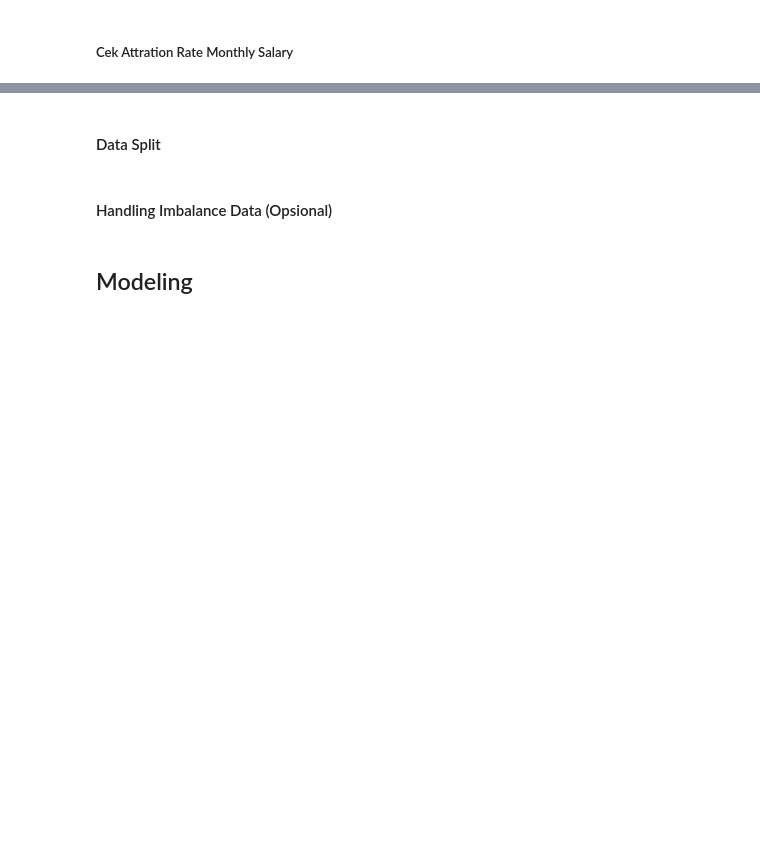
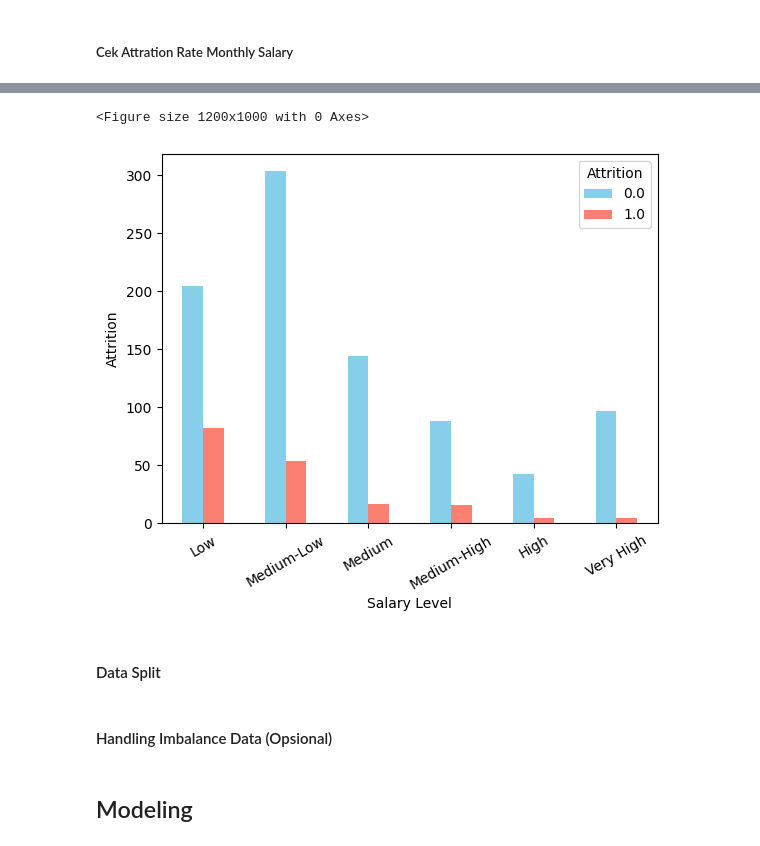
Before and after one commit to Sulbae/HR-Dashboard, a Jupyter notebook: notebook.ipynb, the cells around one changed output, grey strips where cells are left out. Saved outputs shown, nothing was run; the diff lists cells and outputs as text; code cells hidden in the pictures; blank space fills up the shorter version.

```diff
--- a/notebook.ipynb
+++ b/notebook.ipynb
@@ -357,2 +443,10 @@ Passing `palette` without assigning `hue` is deprecated and will be removed in v
 # %% [markdown]
 ##### Cek Attration Rate Monthly Salary
+# %%
+salary_bins = [0, 3000, 6000, 9000, 12000, 15000, np.inf]
+
+salary_df = df.copy()
+
+salary_df['SalaryLevel'] = pd.cut(salary_df['MonthlyIncome'], bins=salary_bins, labels=['Low', 'Medium-Low', 'Medium', 'Medium-High', 'High', 'Very High'])
+
+salary_df['SalaryLevel'].value_counts().sort_index()
@@ -358,0 +462,4 @@ Passing `palette` without assigning `hue` is deprecated and will be removed in v
+# %%
+att_salary = salary_df.groupby('SalaryLevel')['Attrition'].value_counts().unstack()
+
+att_salary
@@ -359,3 +475,14 @@ Passing `palette` without assigning `hue` is deprecated and will be removed in v
+# %%
+plt.figure(figsize=(12, 10))
+att_salary.plot(kind='bar', stacked=False, color=['skyblue', 'salmon'])
+plt.title('')
+plt.xlabel('Salary Level')
+plt.xticks(rotation=30)
+plt.ylabel('Attrition')
+plt.show()
+# %% [output]
+<Figure size 1200x1000 with 0 Axes>
+[figure, added]
 # %% [markdown]
 #### Data Split
 # %%
```
Also changed, not shown: parts of 10 cells of this notebook.
